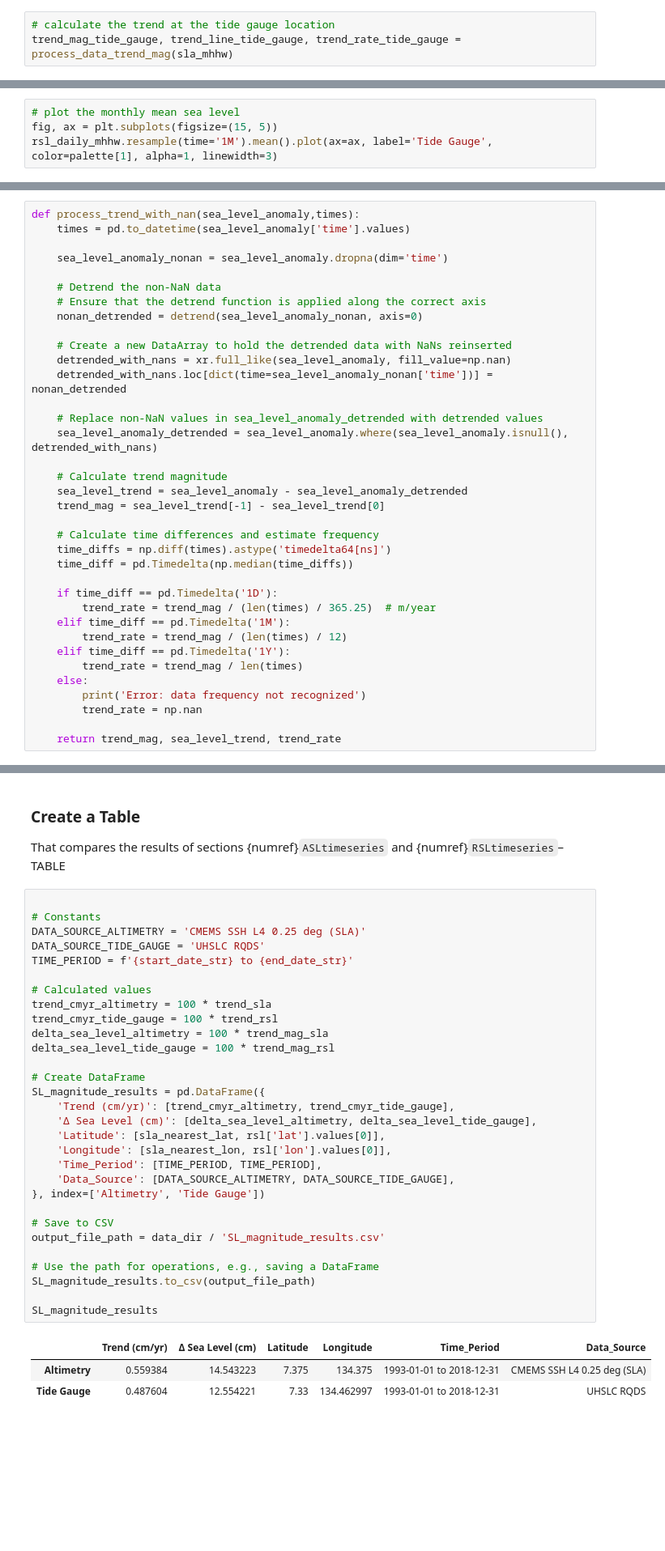
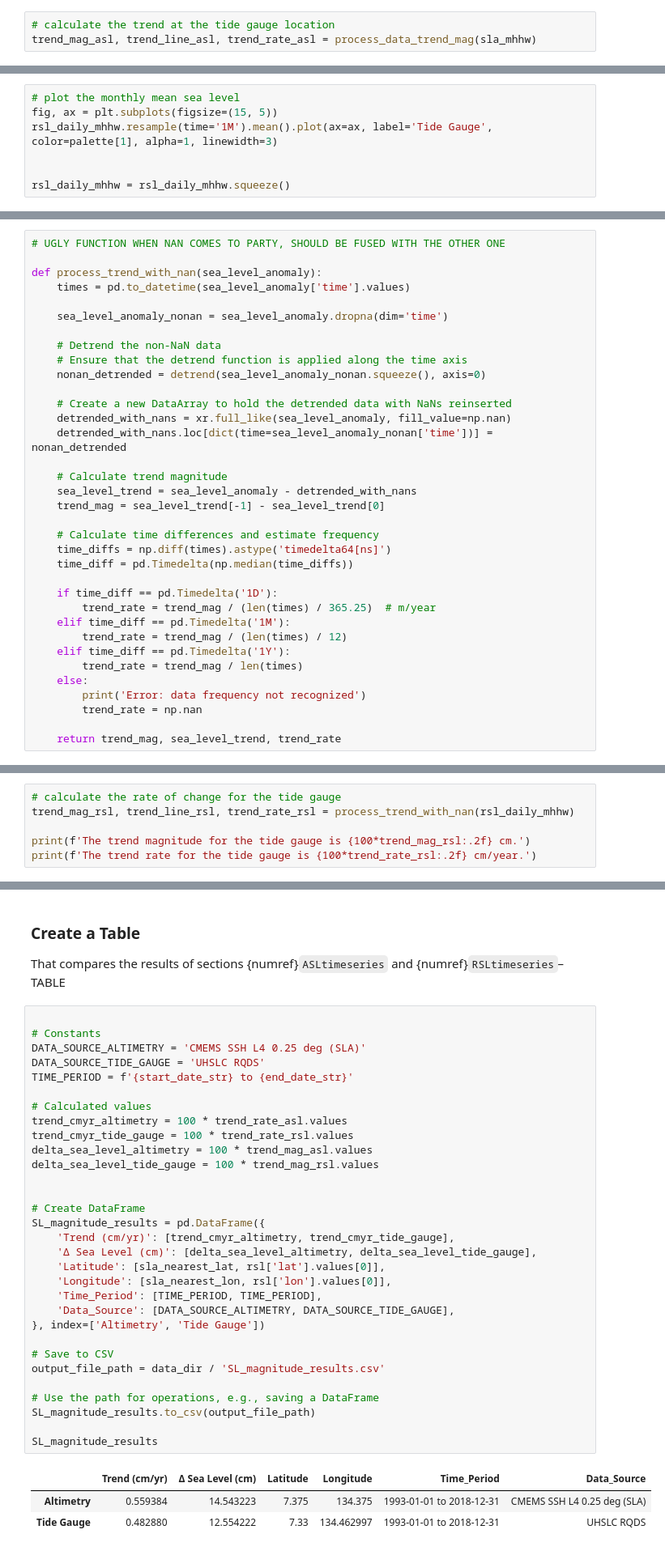
Before and after one commit to jwfiedler/SL_Indicators, a Jupyter notebook: SL_indicators_NBs/SL_magnitude.ipynb, the cells around one changed output, grey strips where cells are left out. Shown at 81% size. Cells and saved outputs as stored; diff of their text form; blank space fills up the shorter version.

```diff
--- a/SL_indicators_NBs/SL_magnitude.ipynb
+++ b/SL_indicators_NBs/SL_magnitude.ipynb
@@ -350,7 +358,7 @@ def process_data_trend_mag(sea_level_anomaly):
 We'll run this at our tide gauge location (using the MHHW datum).
 # %%
 # calculate the trend at the tide gauge location
-trend_mag_tide_gauge, trend_line_tide_gauge, trend_rate_tide_gauge = process_data_trend_mag(sla_mhhw)
+trend_mag_asl, trend_line_asl, trend_rate_asl = process_data_trend_mag(sla_mhhw)
 # %% [markdown]
 Now we'll run that function for every grid point in our dataset.
 # %%
@@ -510,4 +518,7 @@ Plot time series of monthly mean, that includes a trend line, the Relative Sea L
 # plot the monthly mean sea level
 fig, ax = plt.subplots(figsize=(15, 5))
 rsl_daily_mhhw.resample(time='1M').mean().plot(ax=ax, label='Tide Gauge', color=palette[1], alpha=1, linewidth=3)
+
+
+rsl_daily_mhhw = rsl_daily_mhhw.squeeze()
 # %% [output]
@@ -518,24 +528,23 @@ rsl_daily_mhhw.resample(time='1M').mean().plot(ax=ax, label='Tide Gauge', color=
 ### Calculate rate and magnitude of change
 Calculate values for both the Trend (rate of change) and Magnitude of Change
 # %%
-def process_trend_with_nan(sea_level_anomaly,times):
+# UGLY FUNCTION WHEN NAN COMES TO PARTY, SHOULD BE FUSED WITH THE OTHER ONE
+
+def process_trend_with_nan(sea_level_anomaly):
     times = pd.to_datetime(sea_level_anomaly['time'].values)
 
     sea_level_anomaly_nonan = sea_level_anomaly.dropna(dim='time')
 
     # Detrend the non-NaN data
-    # Ensure that the detrend function is applied along the correct axis
-    nonan_detrended = detrend(sea_level_anomaly_nonan, axis=0)
+    # Ensure that the detrend function is applied along the time axis
+    nonan_detrended = detrend(sea_level_anomaly_nonan.squeeze(), axis=0)
 
     # Create a new DataArray to hold the detrended data with NaNs reinserted
     detrended_with_nans = xr.full_like(sea_level_anomaly, fill_value=np.nan)
     detrended_with_nans.loc[dict(time=sea_level_anomaly_nonan['time'])] = nonan_detrended
 
-    # Replace non-NaN values in sea_level_anomaly_detrended with detrended values
-    sea_level_anomaly_detrended = sea_level_anomaly.where(sea_level_anomaly.isnull(), detrended_with_nans)
-
     # Calculate trend magnitude
-    sea_level_trend = sea_level_anomaly - sea_level_anomaly_detrended
+    sea_level_trend = sea_level_anomaly - detrended_with_nans
     trend_mag = sea_level_trend[-1] - sea_level_trend[0]
 
     # Calculate time differences and estimate frequency
@@ -596,0 +565,6 @@ Coordinates:
+# %%
+# calculate the rate of change for the tide gauge
+trend_mag_rsl, trend_line_rsl, trend_rate_rsl = process_trend_with_nan(rsl_daily_mhhw)
+
+print(f'The trend magnitude for the tide gauge is {100*trend_mag_rsl:.2f} cm.')
+print(f'The trend rate for the tide gauge is {100*trend_rate_rsl:.2f} cm/year.')
@@ -602,34 +579,35 @@ That compares the results of sections {numref}`ASLtimeseries` and {numref}`RSLti
 # %%
 
 # Constants
 DATA_SOURCE_ALTIMETRY = 'CMEMS SSH L4 0.25 deg (SLA)'
 DATA_SOURCE_TIDE_GAUGE = 'UHSLC RQDS'
 TIME_PERIOD = f'{start_date_str} to {end_date_str}'
 
 # Calculated values
-trend_cmyr_altimetry = 100 * trend_sla
-trend_cmyr_tide_gauge = 100 * trend_rsl
-delta_sea_level_altimetry = 100 * trend_mag_sla
-delta_sea_level_tide_gauge = 100 * trend_mag_rsl
+trend_cmyr_altimetry = 100 * trend_rate_asl.values
+trend_cmyr_tide_gauge = 100 * trend_rate_rsl.values
+delta_sea_level_altimetry = 100 * trend_mag_asl.values
+delta_sea_level_tide_gauge = 100 * trend_mag_rsl.values
+
 
 # Create DataFrame
 SL_magnitude_results = pd.DataFrame({
     'Trend (cm/yr)': [trend_cmyr_altimetry, trend_cmyr_tide_gauge],
     'Δ Sea Level (cm)': [delta_sea_level_altimetry, delta_sea_level_tide_gauge],
     'Latitude': [sla_nearest_lat, rsl['lat'].values[0]],
     'Longitude': [sla_nearest_lon, rsl['lon'].values[0]],
     'Time_Period': [TIME_PERIOD, TIME_PERIOD],
     'Data_Source': [DATA_SOURCE_ALTIMETRY, DATA_SOURCE_TIDE_GAUGE],
 }, index=['Altimetry', 'Tide Gauge'])
 
 # Save to CSV
 output_file_path = data_dir / 'SL_magnitude_results.csv'
 
 # Use the path for operations, e.g., saving a DataFrame
 SL_magnitude_results.to_csv(output_file_path)
 
 SL_magnitude_results
 # %% [output]
 |  | Trend (cm/yr) | Δ Sea Level (cm) | Latitude | Longitude | Time_Period | Data_Source |
 | Altimetry | 0.559384 | 14.543223 | 7.375 | 134.375 | 1993-01-01 to 2018-12-31 | CMEMS SSH L4 0.25 deg (SLA) |
-| Tide Gauge | 0.487604 | 12.554221 | 7.33 | 134.462997 | 1993-01-01 to 2018-12-31 | UHSLC RQDS |
+| Tide Gauge | 0.482880 | 12.554222 | 7.33 | 134.462997 | 1993-01-01 to 2018-12-31 | UHSLC RQDS |
```
Also changed, not shown: parts of 12 cells of this notebook.
